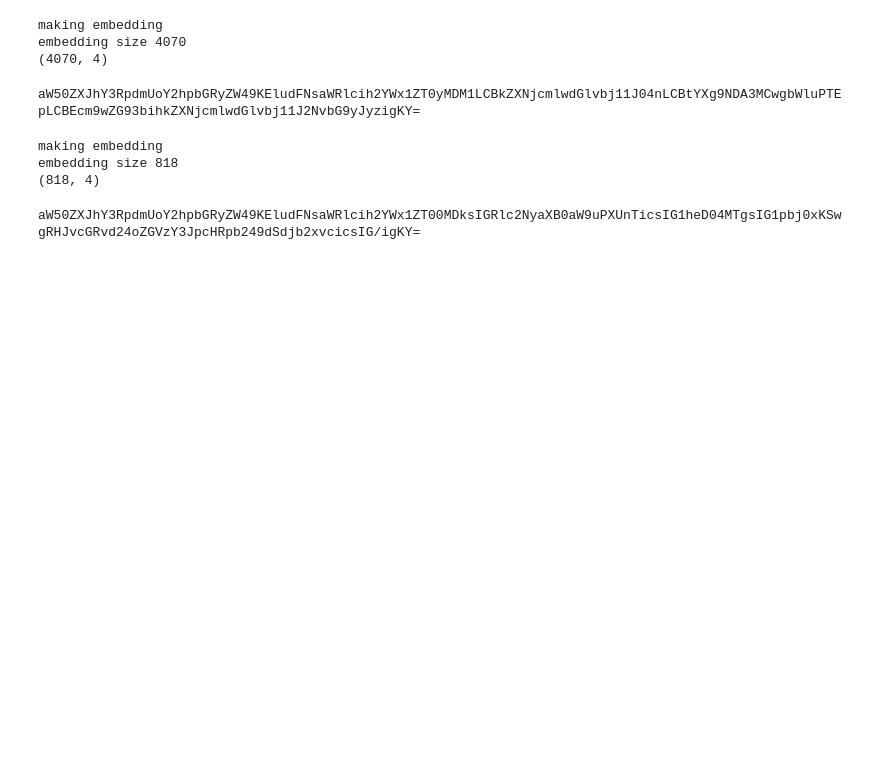
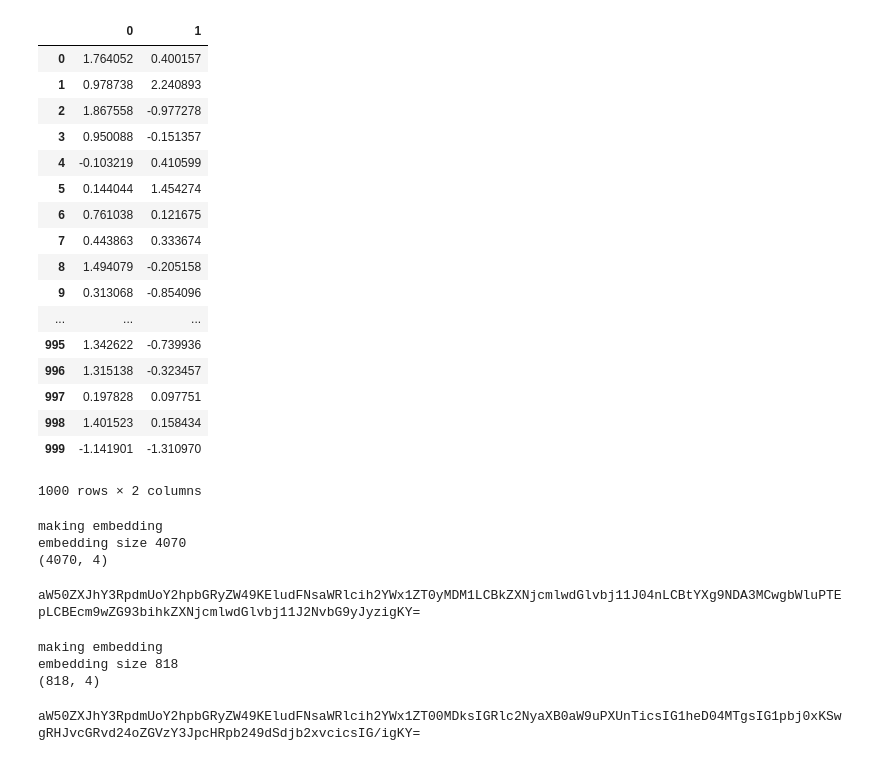
Before and after one commit to bendemeo/ample, a Jupyter notebook: grow_and_subset.ipynb, the cells around one changed output. Cells and saved outputs as stored; diff of their text form; code cells hidden in the pictures; blank space fills up the shorter version.

```diff
--- a/grow_and_subset.ipynb
+++ b/grow_and_subset.ipynb
@@ -10,0 +25,2 @@ os.chdir('/Users/bdemeo/Documents/bergerlab/lsh/ample')
+# %%
+d = dataset(rgauss)
@@ -10,0 +51,2 @@ os.chdir('/Users/bdemeo/Documents/bergerlab/lsh/ample')
+# %%
+d.data['voronoi']=sampler.vcells
@@ -11,3 +58,24 @@ os.chdir('/Users/bdemeo/Documents/bergerlab/lsh/ample')
+# %%
+d.data['ft']
+# %% [output]
+|  | 0 | 1 |
+| 0 | 1.764052 | 0.400157 |
+| 1 | 0.978738 | 2.240893 |
+| 2 | 1.867558 | -0.977278 |
+| 3 | 0.950088 | -0.151357 |
+| 4 | -0.103219 | 0.410599 |
+| 5 | 0.144044 | 1.454274 |
+| 6 | 0.761038 | 0.121675 |
+| 7 | 0.443863 | 0.333674 |
+| 8 | 1.494079 | -0.205158 |
+| 9 | 0.313068 | -0.854096 |
+| ... | ... | ... |
+| 995 | 1.342622 | -0.739936 |
+| 996 | 1.315138 | -0.323457 |
+| 997 | 0.197828 | 0.097751 |
+| 998 | 1.401523 | 0.158434 |
+| 999 | -1.141901 | -1.310970 |
+1000 rows × 2 columns
 # %%
 plt.rcParams['figure.figsize'] = [10, 10]
 # %%
```
Also changed, not shown: parts of 8 cells of this notebook.
